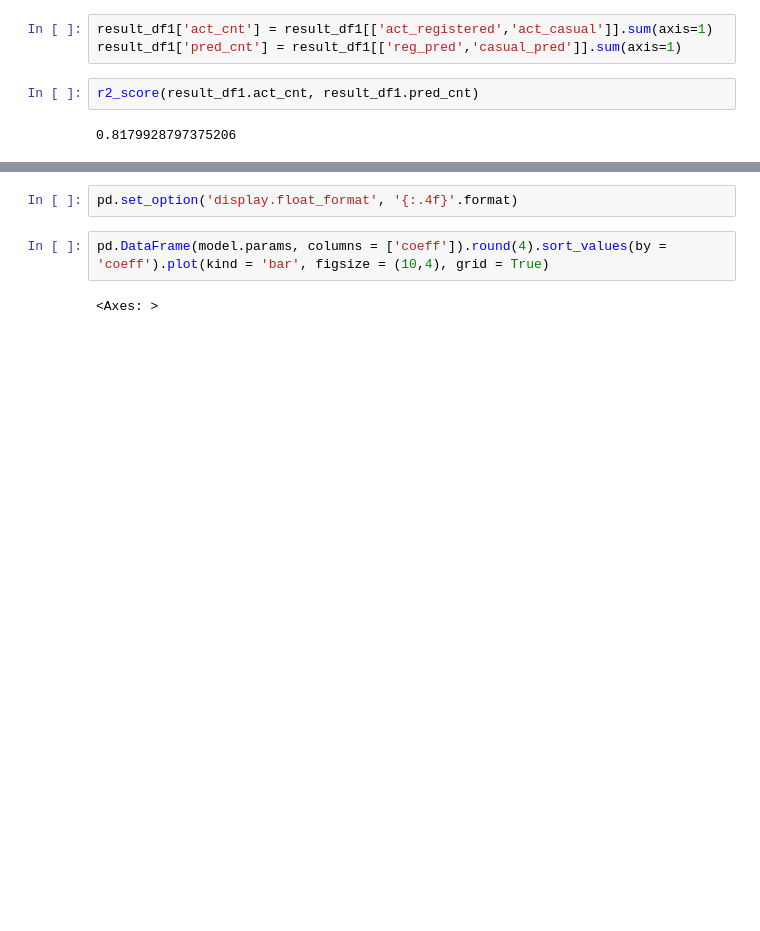
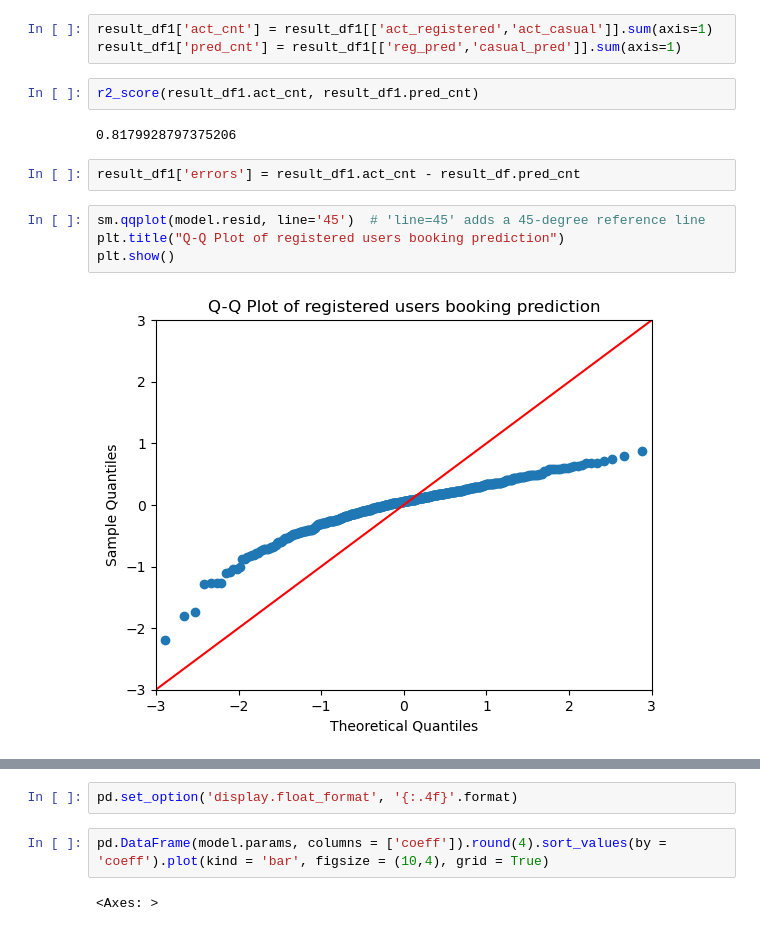
Before and after one commit to jitesh0034/bike_rent_case_study, a Jupyter notebook: Jitesh_BikesAssignment.ipynb, the cells around one changed output, grey strips where cells are left out. Cells and saved outputs as stored; diff of their text form; blank space fills up the shorter version.

```diff
--- a/Jitesh_BikesAssignment.ipynb
+++ b/Jitesh_BikesAssignment.ipynb
@@ -500,3 +499,11 @@ result_df1['pred_cnt'] = result_df1[['reg_pred','casual_pred']].sum(axis=1)
 r2_score(result_df1.act_cnt, result_df1.pred_cnt)
 # %% [output]
 0.8179928797375206
+# %%
+result_df1['errors'] = result_df1.act_cnt - result_df.pred_cnt
+# %%
+sm.qqplot(model.resid, line='45')  # 'line=45' adds a 45-degree reference line
+plt.title("Q-Q Plot of registered users booking prediction")
+plt.show()
+# %% [output]
+[figure, added]
```
Also changed, not shown: parts of 6 cells of this notebook.
